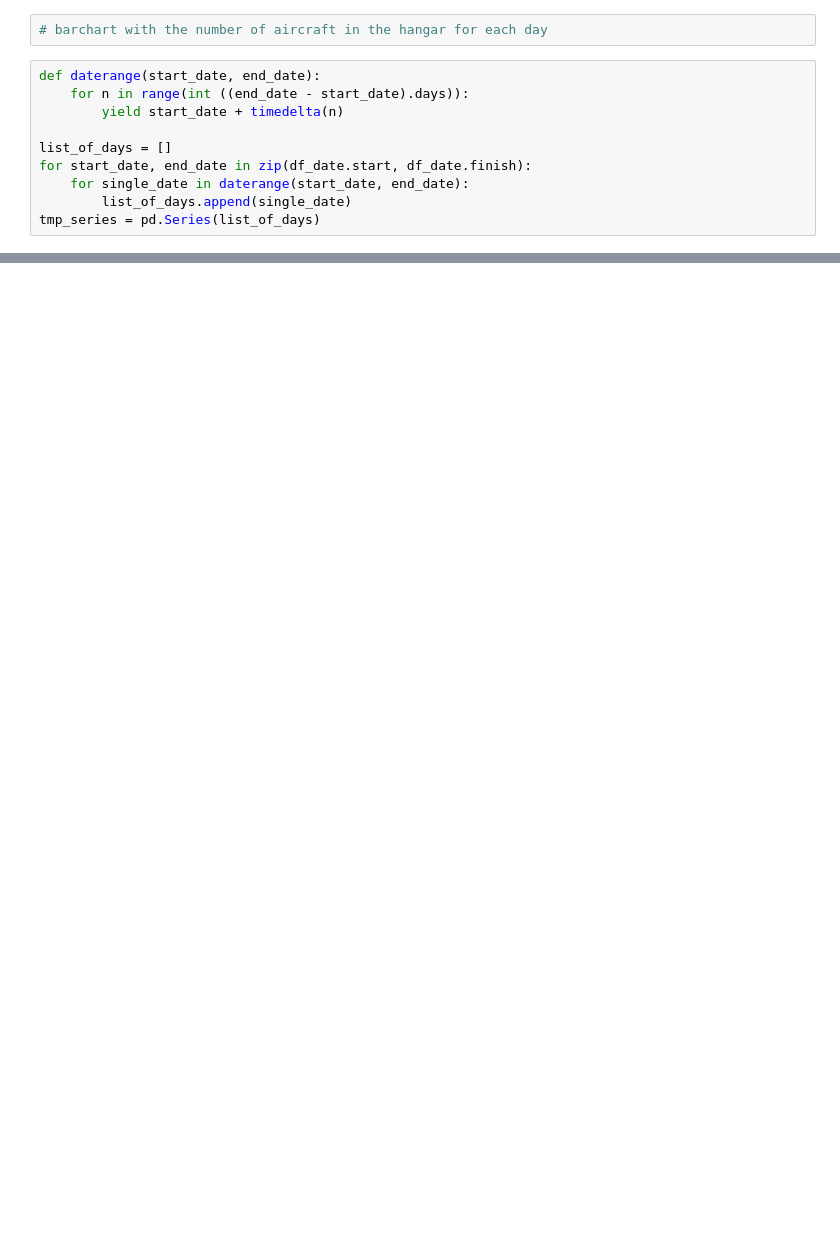
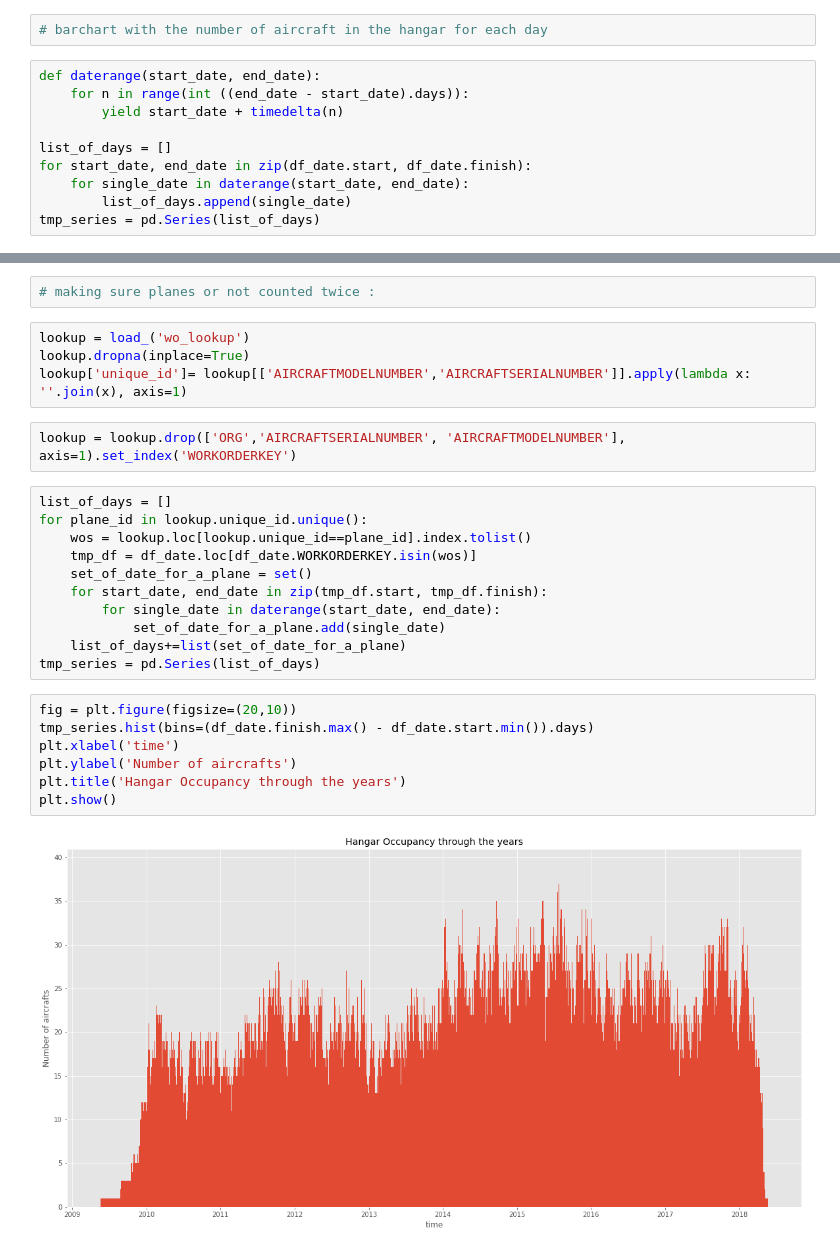
Before and after one commit to JackSun0212/df_pricing, a Jupyter notebook: time_analysis.ipynb, the cells around one changed output, grey strips where cells are left out. Cells and saved outputs as stored; diff of their text form; blank space fills up the shorter version.

```diff
--- a/time_analysis.ipynb
+++ b/time_analysis.ipynb
@@ -91,0 +134,28 @@ plt.show()
+# %%
+# making sure planes or not counted twice :
+# %%
+lookup = load_('wo_lookup')
+lookup.dropna(inplace=True)
+lookup['unique_id']= lookup[['AIRCRAFTMODELNUMBER','AIRCRAFTSERIALNUMBER']].apply(lambda x: ''.join(x), axis=1)
+# %%
+lookup = lookup.drop(['ORG','AIRCRAFTSERIALNUMBER', 'AIRCRAFTMODELNUMBER'], axis=1).set_index('WORKORDERKEY')
+# %%
+list_of_days = []
+for plane_id in lookup.unique_id.unique():
+    wos = lookup.loc[lookup.unique_id==plane_id].index.tolist()
+    tmp_df = df_date.loc[df_date.WORKORDERKEY.isin(wos)]
+    set_of_date_for_a_plane = set()
+    for start_date, end_date in zip(tmp_df.start, tmp_df.finish):
+        for single_date in daterange(start_date, end_date):
+            set_of_date_for_a_plane.add(single_date)
+    list_of_days+=list(set_of_date_for_a_plane)
+tmp_series = pd.Series(list_of_days)
+# %%
+fig = plt.figure(figsize=(20,10))
+tmp_series.hist(bins=(df_date.finish.max() - df_date.start.min()).days)
+plt.xlabel('time')
+plt.ylabel('Number of aircrafts')
+plt.title('Hangar Occupancy through the years')
+plt.show()
+# %% [output]
+[figure, added]
```
Also changed, not shown: parts of 17 cells of this notebook, 10 other files.
